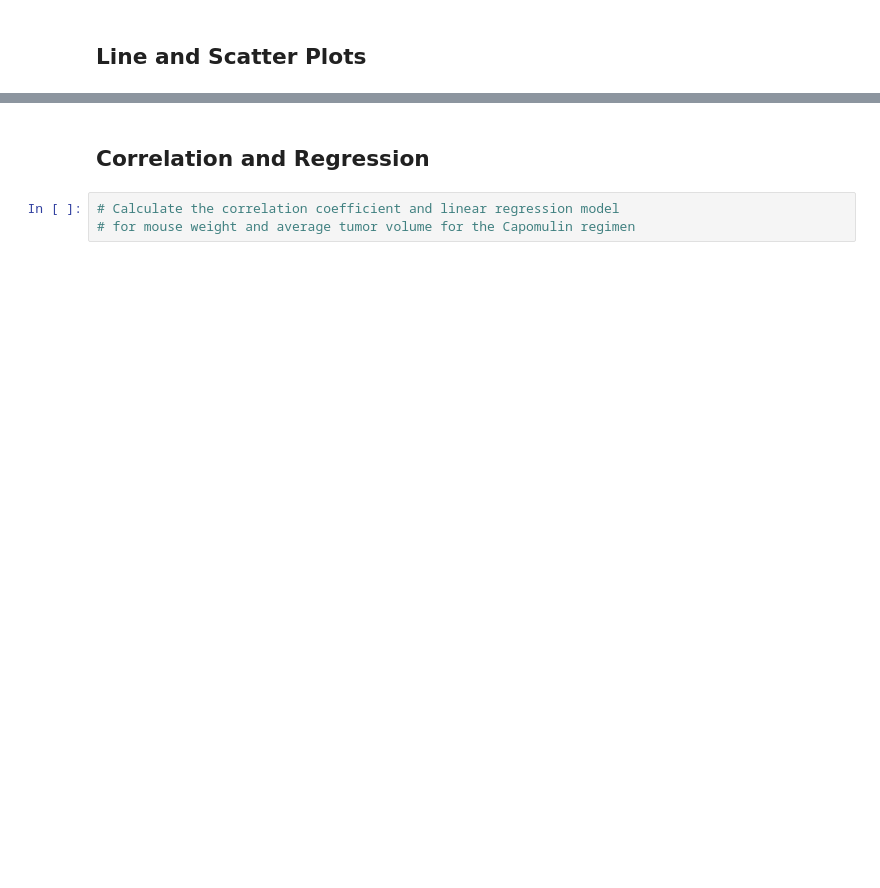
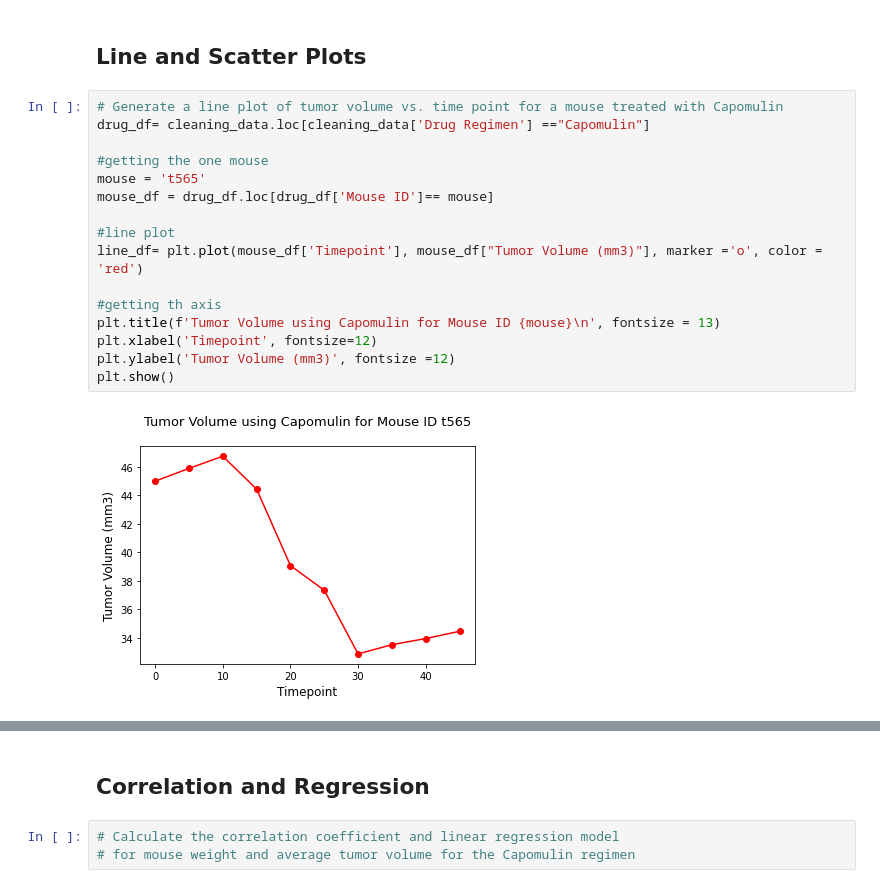
Before and after one commit to susanquiros/Matplotlib--The-Power-of-Plots, a Jupyter notebook: Pymaceuticals/pymaceuticals_starter.ipynb, the cells around one changed output, grey strips where cells are left out. Saved outputs shown, nothing was run; the diff lists cells and outputs as text; blank space fills up the shorter version.

```diff
--- a/Pymaceuticals/pymaceuticals_starter.ipynb
+++ b/Pymaceuticals/pymaceuticals_starter.ipynb
@@ -317,3 +318,21 @@ plt.show()
 # %% [markdown]
 ## Line and Scatter Plots
+# %%
+# Generate a line plot of tumor volume vs. time point for a mouse treated with Capomulin
+drug_df= cleaning_data.loc[cleaning_data['Drug Regimen'] =="Capomulin"]
+
+#getting the one mouse
+mouse = 't565'
+mouse_df = drug_df.loc[drug_df['Mouse ID']== mouse]
+
+#line plot
+line_df= plt.plot(mouse_df['Timepoint'], mouse_df["Tumor Volume (mm3)"], marker ='o', color = 'red')
+
+#getting th axis
+plt.title(f'Tumor Volume using Capomulin for Mouse ID {mouse}\n', fontsize = 13)
+plt.xlabel('Timepoint', fontsize=12)
+plt.ylabel('Tumor Volume (mm3)', fontsize =12)
+plt.show()
+# %% [output]
+[figure, added]
 # %%
```
Also changed, not shown: parts of 4 cells of this notebook.
